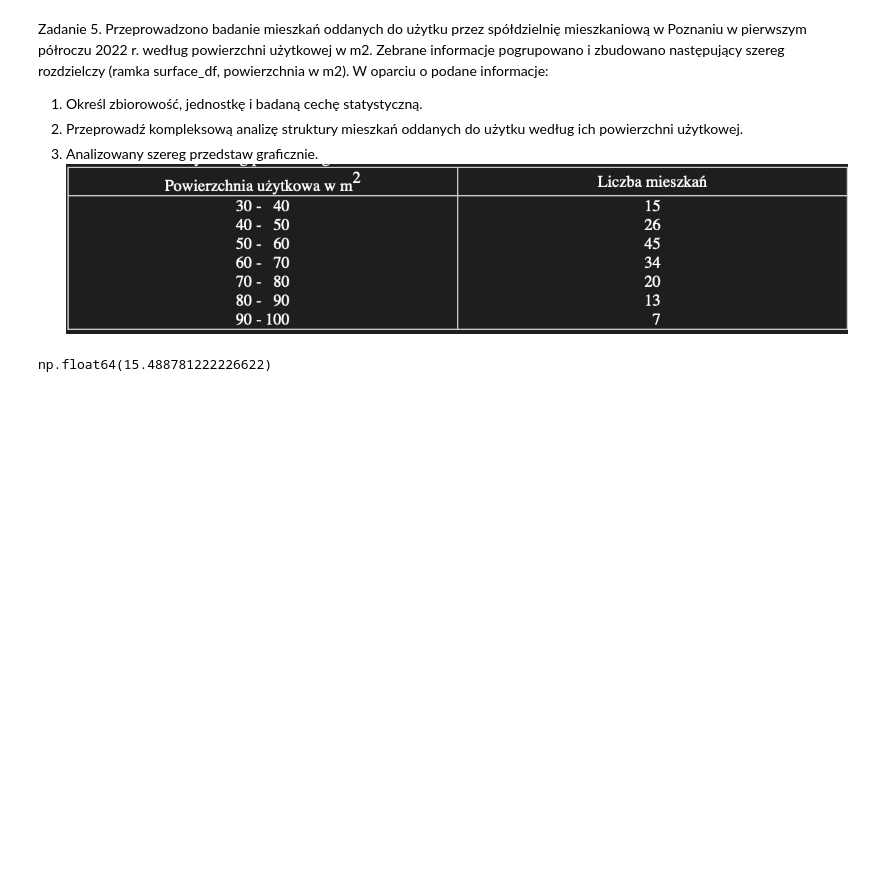
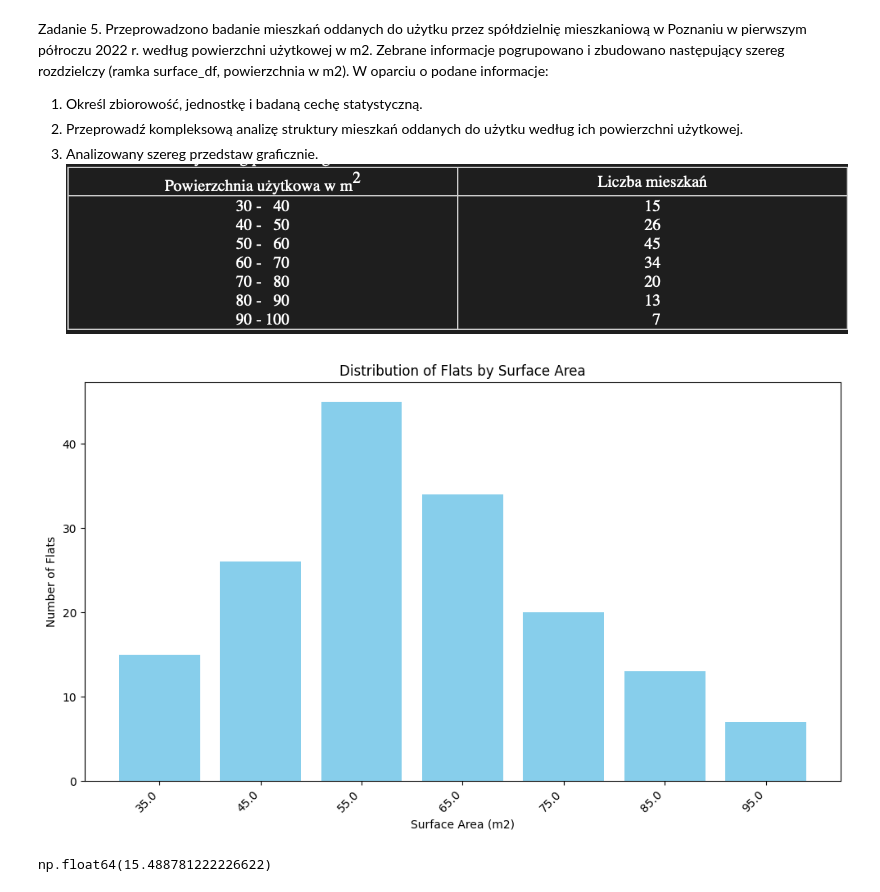
Before and after one commit to wojciechnowaczyk/Statystyka, a Jupyter notebook: Statystyki_opisowe_szereg_przedziałowy.ipynb, the cells around one changed output. Drawn from its saved outputs; the diff is of its cells as text; code cells hidden in the pictures; blank space fills up the shorter version.

```diff
--- a/Statystyki_opisowe_szereg_przedziałowy.ipynb
+++ b/Statystyki_opisowe_szereg_przedziałowy.ipynb
@@ -10,6 +13,30 @@ W oparciu o podane informacje:
 2. Przeprowadź kompleksową analizę struktury mieszkań oddanych do użytku według ich powierzchni użytkowej.
 3. Analizowany szereg przedstaw graficznie.
 ![image.png](embedded-picture-1)
+# %%
+import matplotlib.pyplot as plt
+
+# Use data from surface_df
+categories = surface_df['interval_center']
+values = surface_df['number_of_flats']
+
+# Create the bar chart
+plt.figure(figsize=(10, 6))
+plt.bar(categories.astype(str), values, color='skyblue')
+
+# Add labels and title
+plt.xlabel('Surface Area (m2)')
+plt.ylabel('Number of Flats')
+plt.title('Distribution of Flats by Surface Area')
+
+# Rotate x-axis labels for better readability if needed
+plt.xticks(rotation=45, ha='right')
+
+# Display the chart
+plt.tight_layout()
+plt.show()
+# %% [output]
+[figure, added]
 # %%
 #srednia
 surface_lower_limit = [30, 40, 50, 60, 70, 80, 90]
```
Also changed, not shown: parts of 2 cells of this notebook.
